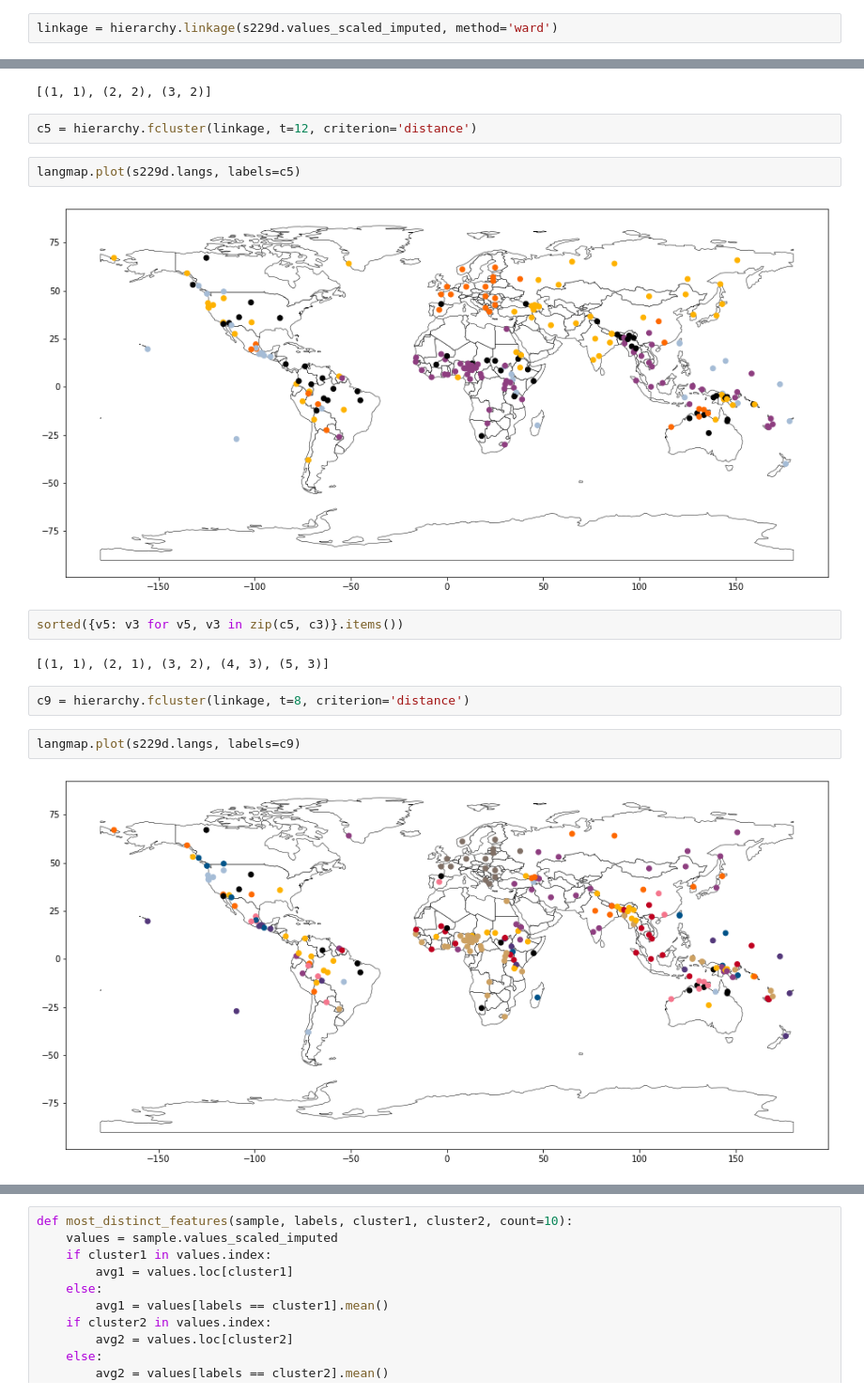
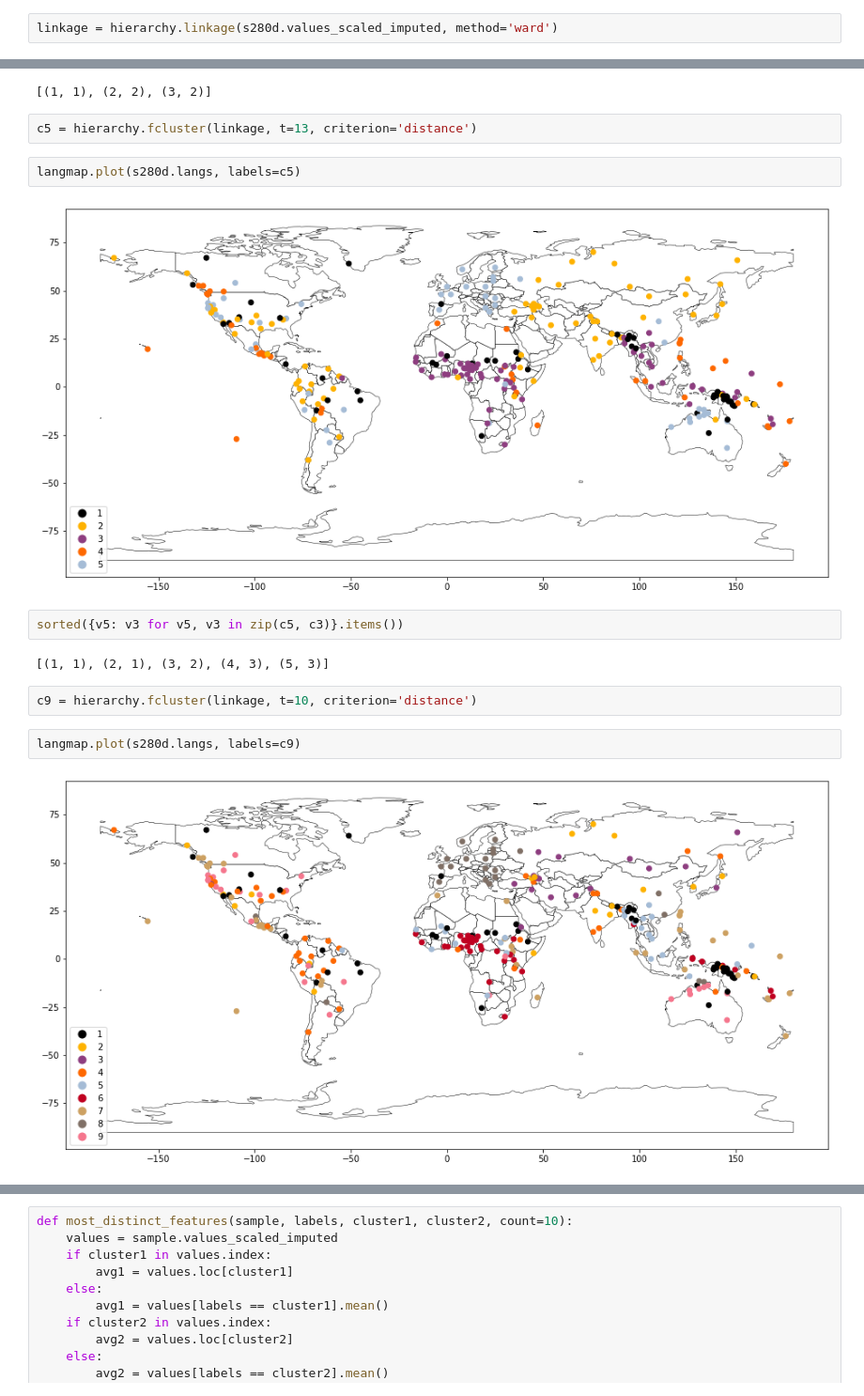
Before and after one commit to def-gthill/sils, a Jupyter notebook: cluster.ipynb, the cells around one changed output, grey strips where cells are left out. Shown at 94% size. Saved outputs shown, nothing was run; the diff lists cells and outputs as text.

Commit message:
Redid clustering with the 280-language sample (to match origins) and saved the labels

```diff
--- a/cluster.ipynb
+++ b/cluster.ipynb
@@ -65,7 +65,7 @@ plt.show()
 # %% [markdown]
 ### Full cluster
 # %%
-linkage = hierarchy.linkage(s229d.values_scaled_imputed, method='ward')
+linkage = hierarchy.linkage(s280d.values_scaled_imputed, method='ward')
 # %%
 plt.subplots(figsize=(12, 8))
 hierarchy.dendrogram(linkage)
@@ -89,21 +89,21 @@ sorted({v3: v2 for v3, v2 in zip(c3, c2)}.items())
 # %% [output]
 [(1, 1), (2, 2), (3, 2)]
 # %%
-c5 = hierarchy.fcluster(linkage, t=12, criterion='distance')
+c5 = hierarchy.fcluster(linkage, t=13, criterion='distance')
 # %%
-langmap.plot(s229d.langs, labels=c5)
+langmap.plot(s280d.langs, labels=c5)
 # %% [output]
-[figure, old version]
+[figure, new version]
 # %%
 sorted({v5: v3 for v5, v3 in zip(c5, c3)}.items())
 # %% [output]
 [(1, 1), (2, 1), (3, 2), (4, 3), (5, 3)]
 # %%
-c9 = hierarchy.fcluster(linkage, t=8, criterion='distance')
+c9 = hierarchy.fcluster(linkage, t=10, criterion='distance')
 # %%
-langmap.plot(s229d.langs, labels=c9)
+langmap.plot(s280d.langs, labels=c9)
 # %% [output]
-[figure, old version]
+[figure, new version]
 # %%
 sorted({v9: v2 for v9, v2 in zip(c9, c2)}.items())
 # %% [output]
```
Also changed, not shown: parts of 34 cells of this notebook, 4 other files.
